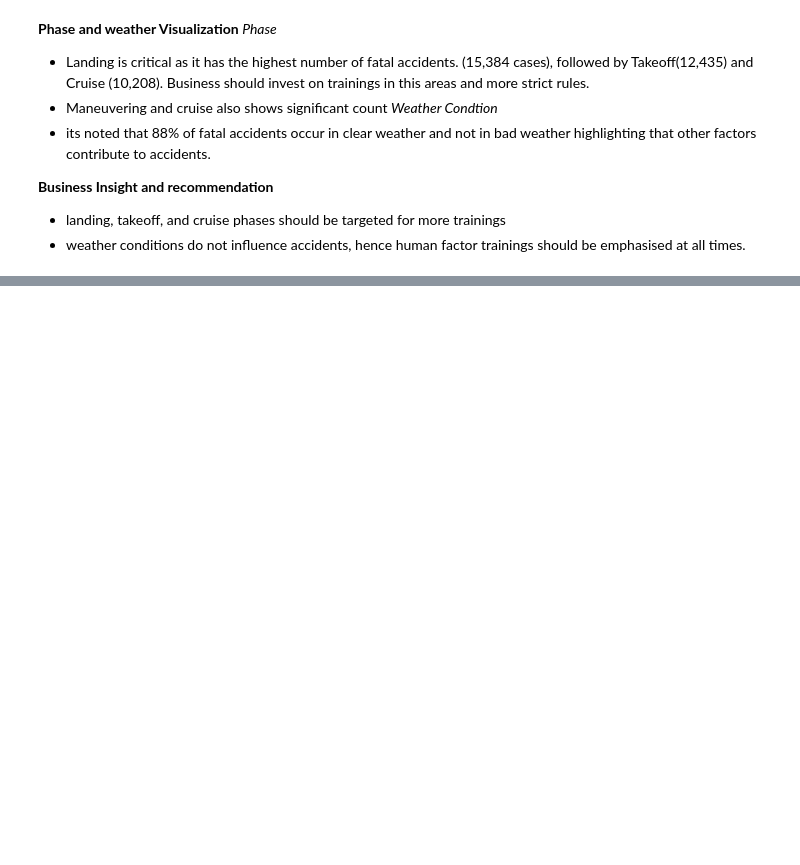
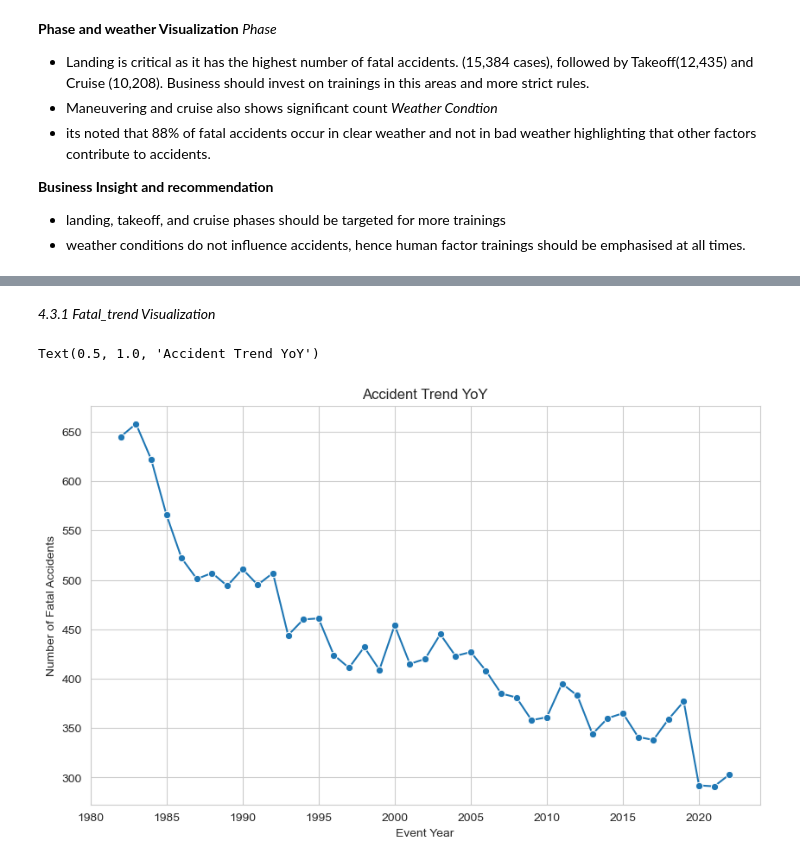
Before and after one commit to KaiFa254/Aviation-Accidents-Analysis-School-Project, a Jupyter notebook: Aviation_risk_analysis_notebook.ipynb, the cells around one changed output, grey strips where cells are left out. Saved outputs shown, nothing was run; the diff lists cells and outputs as text; code cells hidden in the pictures; blank space fills up the shorter version.

Commit message:
Data Analysis-Accident Trend YoY

```diff
--- a/Aviation_risk_analysis_notebook.ipynb
+++ b/Aviation_risk_analysis_notebook.ipynb
@@ -447,0 +450,17 @@ plt.tight_layout()
+# %%
+#we work with fatal accidents per year to check high-risk accidents
+#Very few records exist before 1980, so trend analysis focuses on post-1981 data
+
+#spliting data
+
+fatal_trend_post1981 = (fatal_accidents_df[fatal_accidents_df["Event Year"]>1981]["Event Year"].value_counts().reset_index().rename(columns={"index":"Event Year","Event Year":"Number of Fatal Accidents"}))
+
+fatal_trend_pre1981 = (fatal_accidents_df[fatal_accidents_df["Event Year"]<=1981]["Event Year"].value_counts().reset_index().rename(columns={"index":"Event Year","Event Year":"Number of Fatal Accidents"}))
+
+#Overview
+
+print("Fatal Accidents (Pre-1981 Data):")
+print(fatal_trend_pre1981)    # pre-1981
+print("-"*43)
+print("Fatal Accidents (Post-1981 Data):")
+print(fatal_trend_post1981)            # post-1981
@@ -447,0 +485,11 @@ plt.tight_layout()
+# %% [markdown]
+*4.3.1 Fatal_trend Visualization*
+# %%
+#plot the lineplot for year on year trend
+#
+
+sns.lineplot(data=fatal_trend_post1981,y="Number of Fatal Accidents",x="Event Year", marker='o')
+plt.title("Accident Trend YoY")
+# %% [output]
+Text(0.5, 1.0, 'Accident Trend YoY')
+[figure, added]
```
Also changed, not shown: parts of 3 cells of this notebook.
